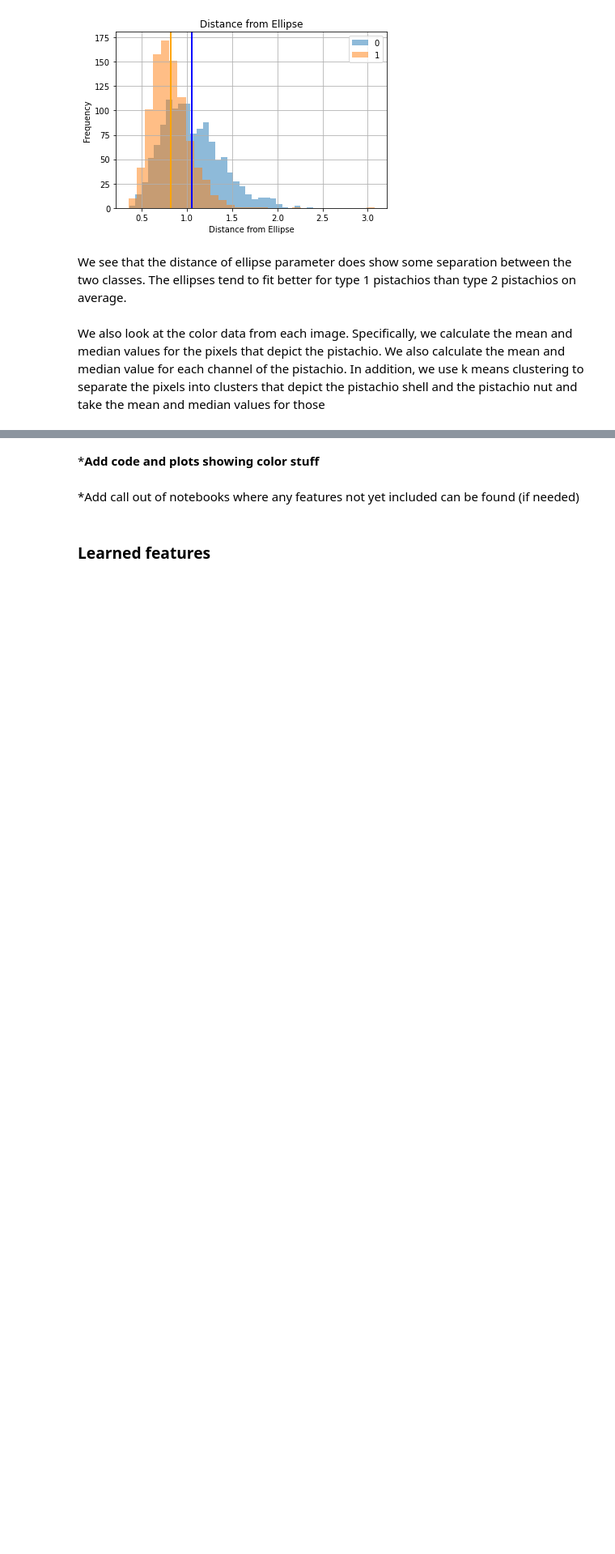
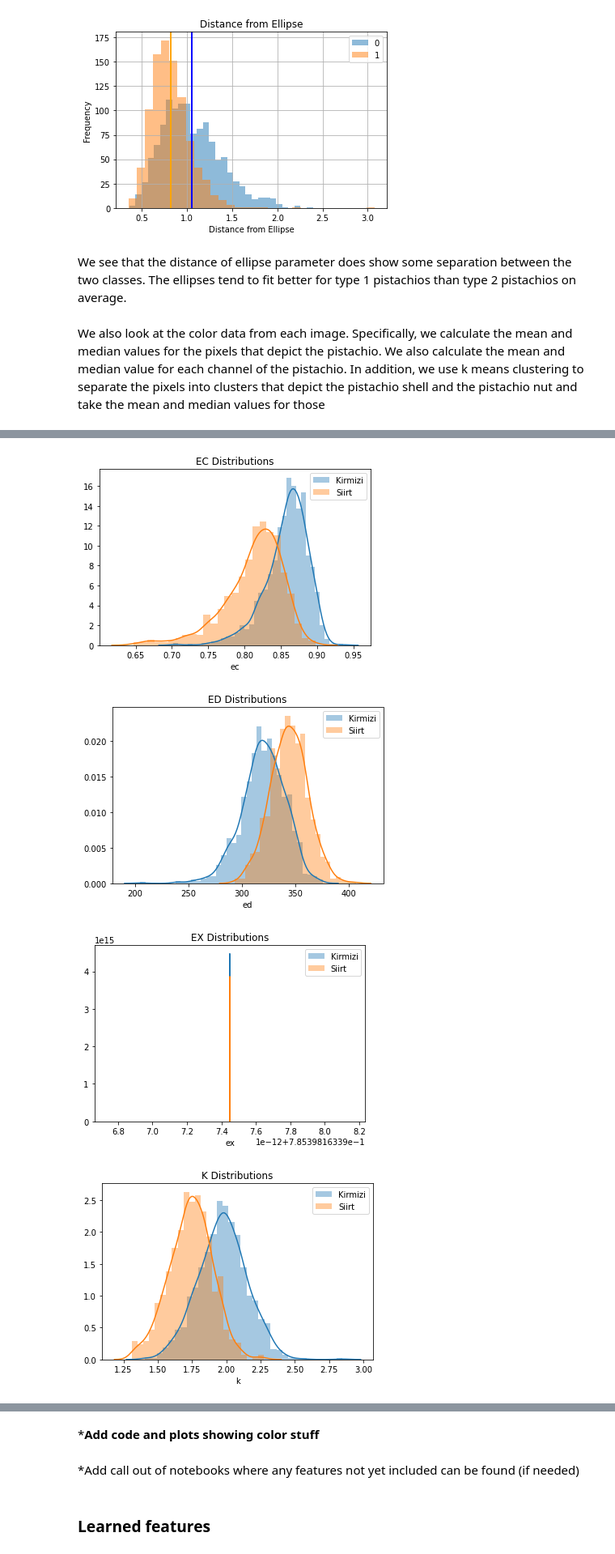
Before and after one commit to bkbormes1/ML_image_feature_processing, a Jupyter notebook: W281_Final_Project_Report.ipynb, the cells around one changed output, grey strips where cells are left out. Shown at 81% size. Cells and saved outputs as stored; diff of their text form; code cells hidden in the pictures; blank space fills up the shorter version.

```diff
--- a/W281_Final_Project_Report.ipynb
+++ b/W281_Final_Project_Report.ipynb
@@ -250,0 +507,34 @@ We also look at the color data from each image. Specifically, we calculate the m
+# %%
+df["ec"] = np.sqrt(1 - df["minor_axis"] ** 2/df["major_axis"] ** 2)
+df["ed"] = np.sqrt(4 * df["ellipse_area"]/np.pi)
+df["ex"] = df["ellipse_area"]/df["major_axis"]/df["minor_axis"]
+df["k"] = df["major_axis"]/df["minor_axis"]
+df["r"] = 4 * np.pi * df["ellipse_area"]/df["ellipse_perimeter"] ** 2
+df["co"] = df["ed"]/df["major_axis"]
+df["sf1"] = df["major_axis"]/df["ellipse_area"]
+df["sf2"] = df["minor_axis"]/df["ellipse_area"]
+df["sf3"] = df["ellipse_area"]/(df["major_axis"] ** 2 * 1/4 * np.pi)
+df["sf4"] = df["ellipse_area"]/(df["major_axis"]/2 * df["major_axis"]/2 * np.pi)
+
+columns = [
+    "ec",
+    "ed",
+    "ex",
+    "k",
+    "r",
+    "co",
+    "sf1",
+    "sf2",
+    "sf3",
+    "sf4"]
+for c in columns:
+    ax = sns.distplot(k[c], label="Kirmizi")
+    ax.set_title("{} Distributions".format(c.upper()))
+    sns.distplot(s[c], label="Siirt")
+    plt.legend()
+    plt.show()
+# %% [output]
+[figure, added]
+[figure, added]
+[figure, added]
+[figure, added]
```
Also changed, not shown: parts of 8 cells of this notebook.
